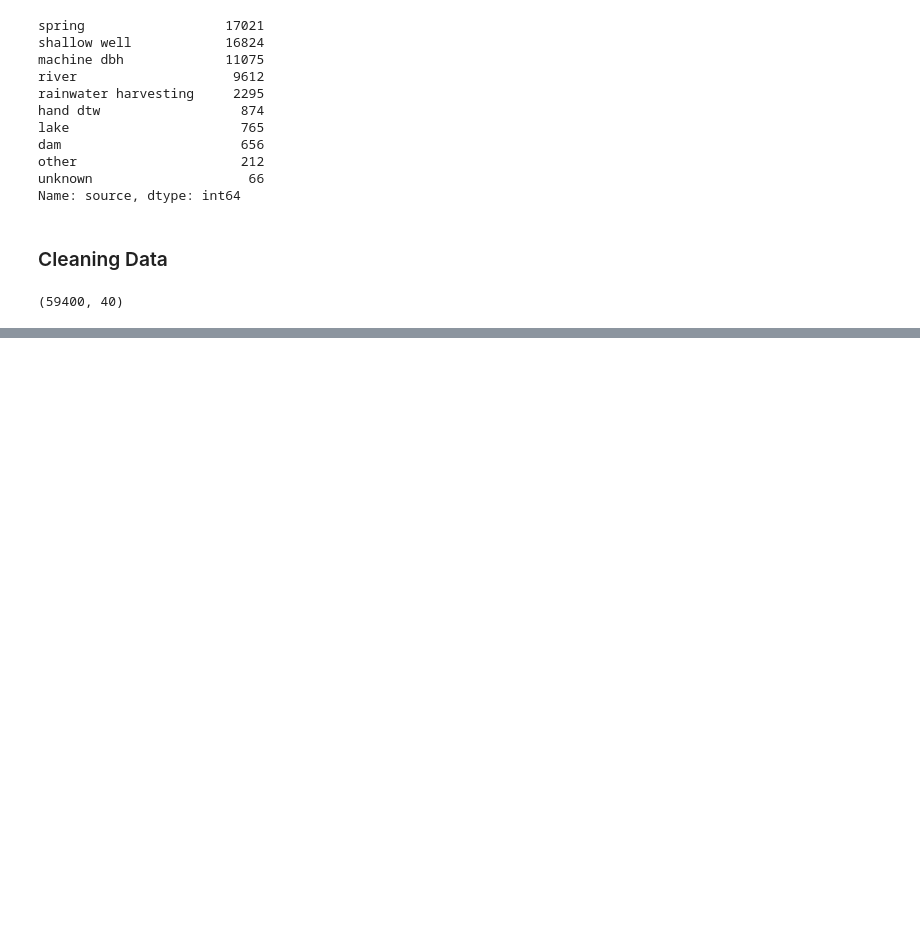
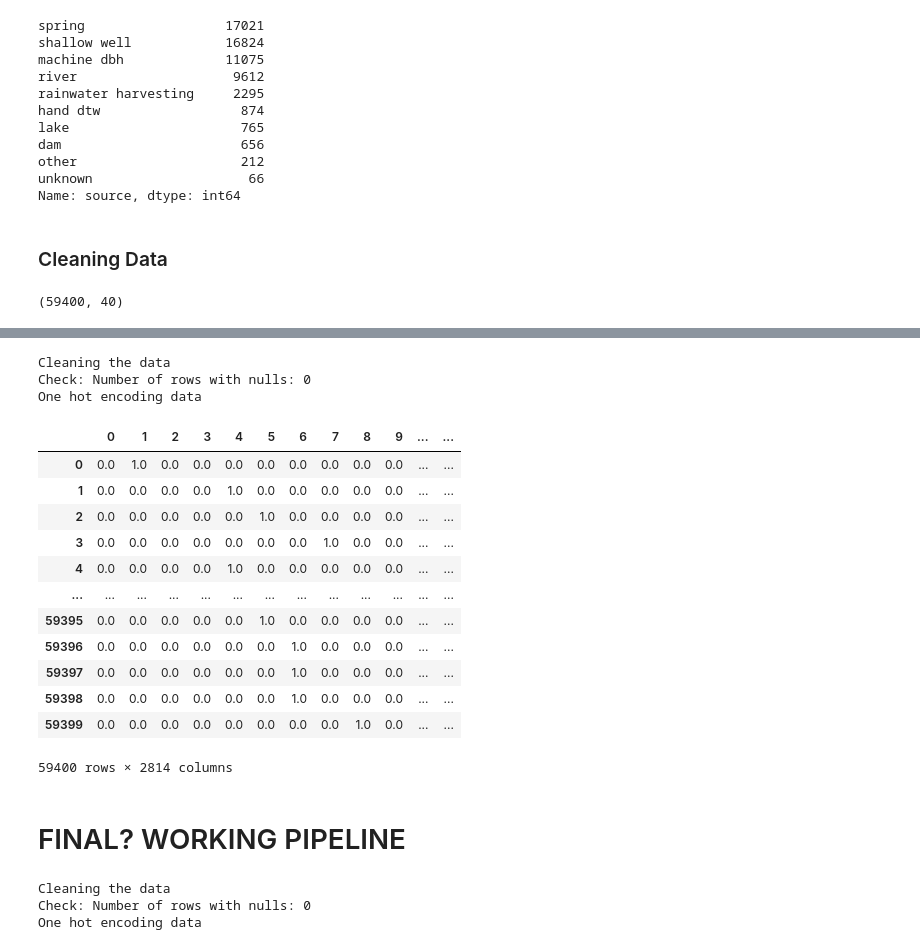
Before and after one commit to hoffm386/tanzania-water-wells, a Jupyter notebook: notebooks/exploratory/2.0-aa-EDA.ipynb, the cells around one changed output, grey strips where cells are left out. Cells and saved outputs as stored; diff of their text form; code cells hidden in the pictures; blank space fills up the shorter version.

Commit message:
finished first pipeline

```diff
--- a/notebooks/exploratory/2.0-aa-EDA.ipynb
+++ b/notebooks/exploratory/2.0-aa-EDA.ipynb
@@ -479,10 +479,17 @@ def feature_splitter(df,features):
     df = df[features]
     obj_list = []
     num_list = []
+    ## below updates df with construction year before splitting extractor type away
+    df = con_year_avg(df)
+
+    ## appends lists with columns based upon their dtypes
     for col in df.select_dtypes([np.object]):
         obj_list.append(col)
     for col in df.select_dtypes([np.int, np.float]):
         num_list.append(col)
-    return obj_list, num_list
+
+    df_num = df[num_list].drop(['construction_year_avg'], axis = 1)
+
+    return df[obj_list], df_num
 # %%
-objects, numericals = feature_splitter(wells_subset,features_list)
+objects, numericals = feature_splitter(wells,features_list)
@@ -532,0 +575,48 @@ wells_test['construction_year'] = wells_test.apply(con_year, axis=1)
+# %%
+# this is with list
+def obj_preprocessing(df, obj_list):
+    '''
+    '''
+    df_current = df[obj_list]
+    # Clean the df if there are NaNs
+    df = NaN_cleaning(df_current)
+    #OHE data
+    array_current = ohe_data(df)
+    #return a dataframe of the OHE data
+    return pd.DataFrame(array_current)
+def ohe_data(df):
+    #OHE the data
+    onehotencoder = OneHotEncoder() # Instantiate a One Hot Encoder object
+    print('One hot encoding data')
+    array_current = onehotencoder.fit_transform(df).toarray()
+    return array_current
+def NaN_cleaning(df):
+    # Replace NaN with "unknown" bin
+    print('Cleaning the data')
+    df = df.replace(np.nan, 'unknown')
+    print(f'Check: Number of rows with nulls: {len(df[df.isna().any(axis=1)])}')
+    return df
+# %%
+obj_pp = obj_preprocessing(objects)
+# %% [output]
+Cleaning the data
+Check: Number of rows with nulls: 0
+One hot encoding data
+# %%
+obj_pp
+# %% [output]
+|  | 0 | 1 | 2 | 3 | 4 | 5 | 6 | 7 | 8 | 9 | ... | ... |
+| 0 | 0.0 | 1.0 | 0.0 | 0.0 | 0.0 | 0.0 | 0.0 | 0.0 | 0.0 | 0.0 | ... | ... |
+| 1 | 0.0 | 0.0 | 0.0 | 0.0 | 1.0 | 0.0 | 0.0 | 0.0 | 0.0 | 0.0 | ... | ... |
+| 2 | 0.0 | 0.0 | 0.0 | 0.0 | 0.0 | 1.0 | 0.0 | 0.0 | 0.0 | 0.0 | ... | ... |
+| 3 | 0.0 | 0.0 | 0.0 | 0.0 | 0.0 | 0.0 | 0.0 | 1.0 | 0.0 | 0.0 | ... | ... |
+| 4 | 0.0 | 0.0 | 0.0 | 0.0 | 1.0 | 0.0 | 0.0 | 0.0 | 0.0 | 0.0 | ... | ... |
+| ... | ... | ... | ... | ... | ... | ... | ... | ... | ... | ... | ... | ... |
+| 59395 | 0.0 | 0.0 | 0.0 | 0.0 | 0.0 | 1.0 | 0.0 | 0.0 | 0.0 | 0.0 | ... | ... |
+| 59396 | 0.0 | 0.0 | 0.0 | 0.0 | 0.0 | 0.0 | 1.0 | 0.0 | 0.0 | 0.0 | ... | ... |
+| 59397 | 0.0 | 0.0 | 0.0 | 0.0 | 0.0 | 0.0 | 1.0 | 0.0 | 0.0 | 0.0 | ... | ... |
+| 59398 | 0.0 | 0.0 | 0.0 | 0.0 | 0.0 | 0.0 | 1.0 | 0.0 | 0.0 | 0.0 | ... | ... |
+| 59399 | 0.0 | 0.0 | 0.0 | 0.0 | 0.0 | 0.0 | 0.0 | 0.0 | 1.0 | 0.0 | ... | ... |
+59400 rows × 2814 columns
+# %% [markdown]
+# FINAL? WORKING PIPELINE
@@ -532,0 +632,6 @@ wells_test['construction_year'] = wells_test.apply(con_year, axis=1)
+# %%
+PLEASE = model_preprocessing(wells, features_list)
+# %% [output]
+Cleaning the data
+Check: Number of rows with nulls: 0
+One hot encoding data
```
Also changed, not shown: parts of 29 cells of this notebook.
